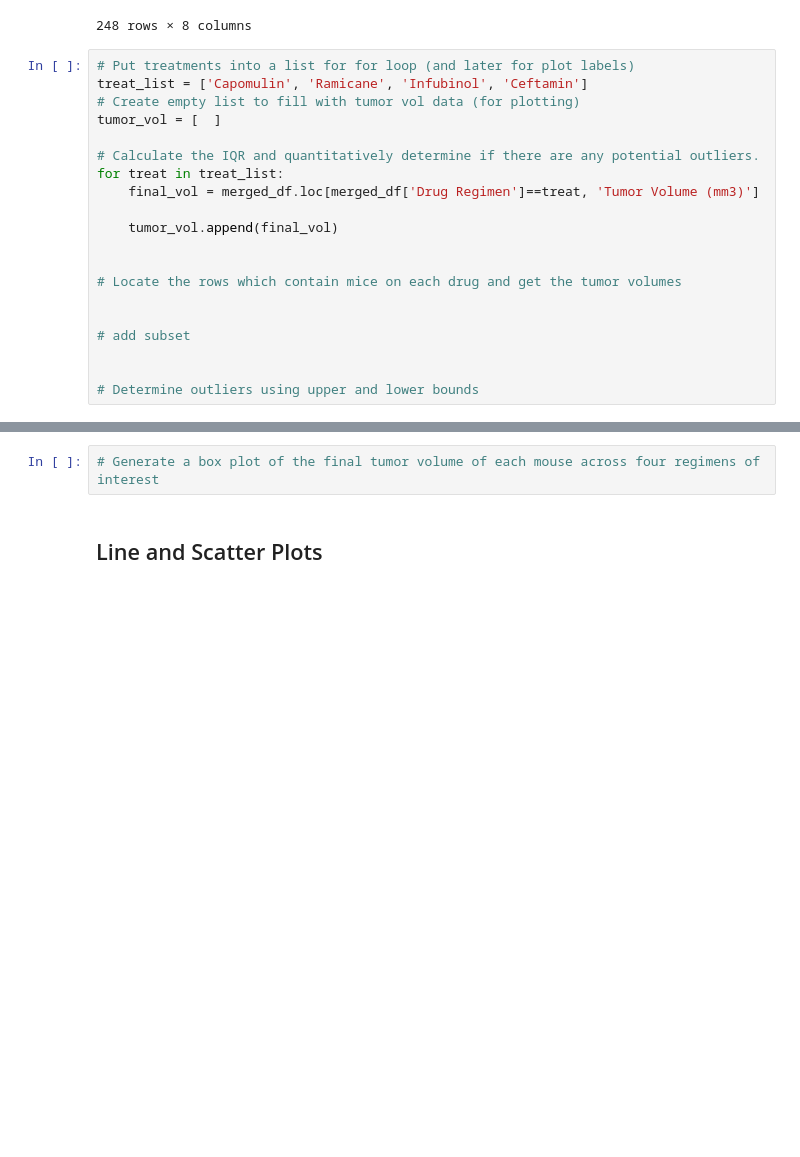
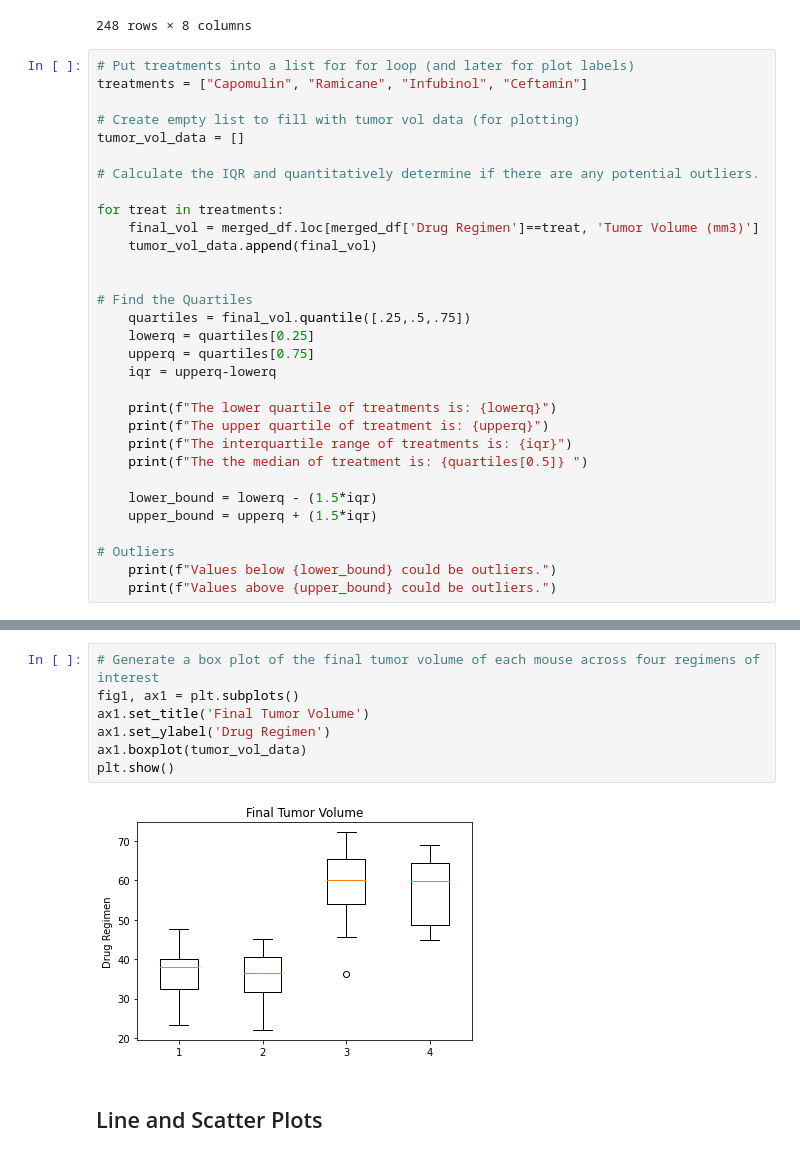
Before and after one commit to MichFig/Matplotlib, a Jupyter notebook: Pymaceuticals/pymaceuticals.ipynb, the cells around one changed output, grey strips where cells are left out. Saved outputs shown, nothing was run; the diff lists cells and outputs as text; blank space fills up the shorter version.

```diff
--- a/Pymaceuticals/pymaceuticals.ipynb
+++ b/Pymaceuticals/pymaceuticals.ipynb
@@ -253,21 +265,32 @@ merged_df
 248 rows × 8 columns
 # %%
 # Put treatments into a list for for loop (and later for plot labels)
-treat_list = ['Capomulin', 'Ramicane', 'Infubinol', 'Ceftamin']
+treatments = ["Capomulin", "Ramicane", "Infubinol", "Ceftamin"]
+
 # Create empty list to fill with tumor vol data (for plotting)
-tumor_vol = [  ]
+tumor_vol_data = []
 
 # Calculate the IQR and quantitatively determine if there are any potential outliers.
-for treat in treat_list:
+
+for treat in treatments:
     final_vol = merged_df.loc[merged_df['Drug Regimen']==treat, 'Tumor Volume (mm3)']
-
-    tumor_vol.append(final_vol)
+    tumor_vol_data.append(final_vol)
 
 
-# Locate the rows which contain mice on each drug and get the tumor volumes
+# Find the Quartiles
+    quartiles = final_vol.quantile([.25,.5,.75])
+    lowerq = quartiles[0.25]
+    upperq = quartiles[0.75]
+    iqr = upperq-lowerq
 
+    print(f"The lower quartile of treatments is: {lowerq}")
+    print(f"The upper quartile of treatment is: {upperq}")
+    print(f"The interquartile range of treatments is: {iqr}")
+    print(f"The the median of treatment is: {quartiles[0.5]} ")
 
-# add subset
+    lower_bound = lowerq - (1.5*iqr)
+    upper_bound = upperq + (1.5*iqr)
 
-
-# Determine outliers using upper and lower bounds
+# Outliers
+    print(f"Values below {lower_bound} could be outliers.")
+    print(f"Values above {upper_bound} could be outliers.")
@@ -274,5 +315,12 @@ for treat in treat_list:
 # %%
 # Generate a box plot of the final tumor volume of each mouse across four regimens of interest
+fig1, ax1 = plt.subplots()
+ax1.set_title('Final Tumor Volume')
+ax1.set_ylabel('Drug Regimen')
+ax1.boxplot(tumor_vol_data)
+plt.show()
+# %% [output]
+[figure, added]
 # %% [markdown]
 ## Line and Scatter Plots
 # %%
```
Also changed, not shown: parts of 8 cells of this notebook.
